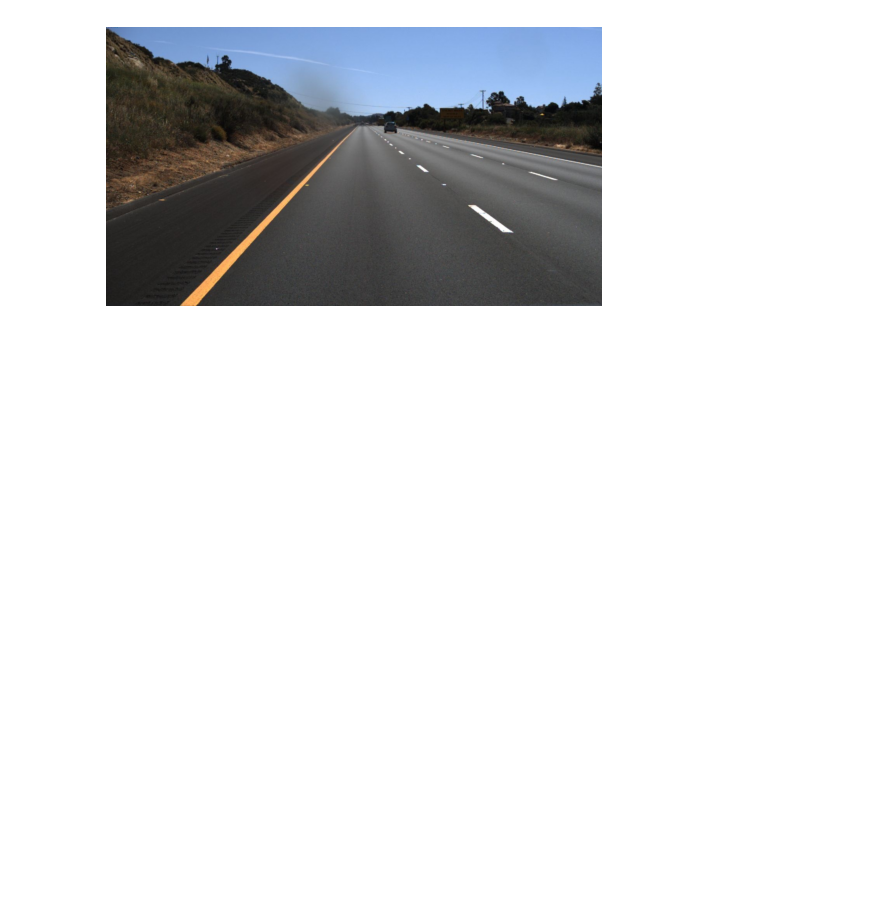
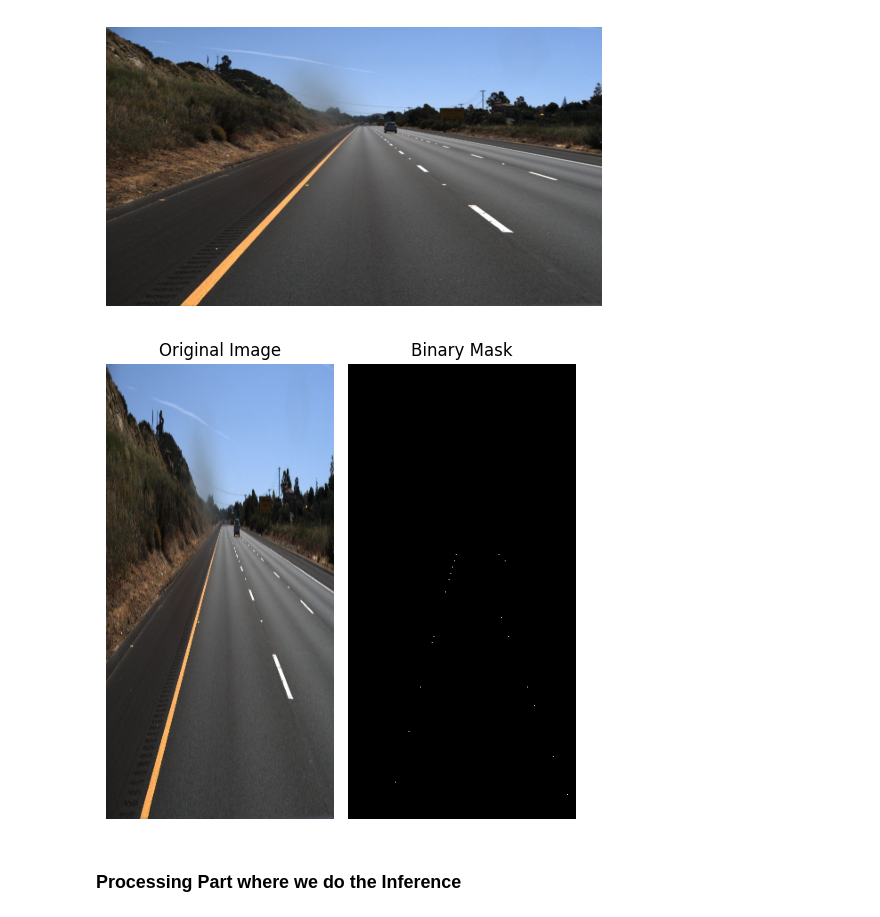
Before and after one commit to SuyogPrasai/microlane, a Jupyter notebook: evaluate.ipynb, the cells around one changed output. Saved outputs shown, nothing was run; the diff lists cells and outputs as text; code cells hidden in the pictures; blank space fills up the shorter version.

```diff
--- a/evaluate.ipynb
+++ b/evaluate.ipynb
@@ -79,3 +79,28 @@ formatter = LaneNet2Formatter(
 )
 
 formatted_data = formatter.batch_format(data)
+# %%
+# Cehcking the formatted image and comapring that with the labellings
+
+item = formatted_data[0]
+
+# Safety check
+if item.image is None:
+    raise ValueError("Image not found or failed to load")
+
+fig, axes = plt.subplots(1, 2, figsize=(5, 5))
+
+axes[0].imshow(item.image)
+axes[0].set_title("Original Image")
+axes[0].axis('off')
+
+axes[1].imshow(item.binary_mask, cmap='gray')
+axes[1].set_title("Binary Mask")
+axes[1].axis('off')
+
+plt.tight_layout()
+plt.show()
+# %% [output]
+[figure, added]
+# %% [markdown]
+### Processing Part where we do the Inference
```
